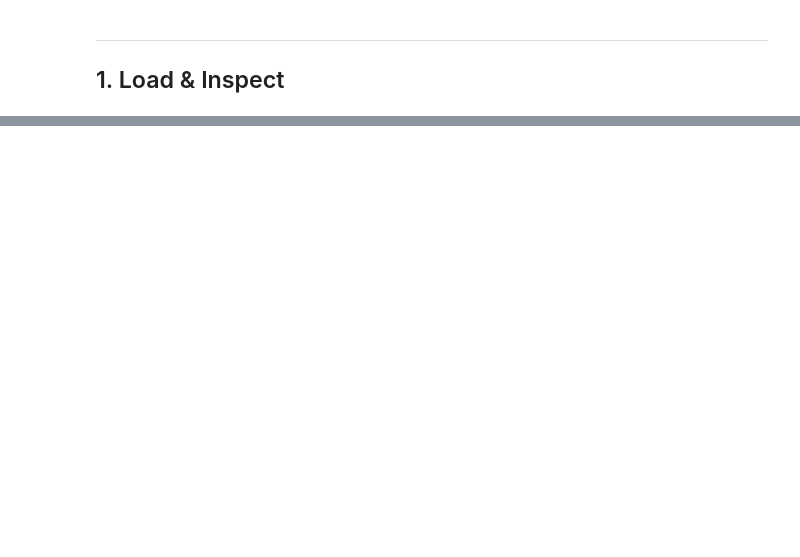
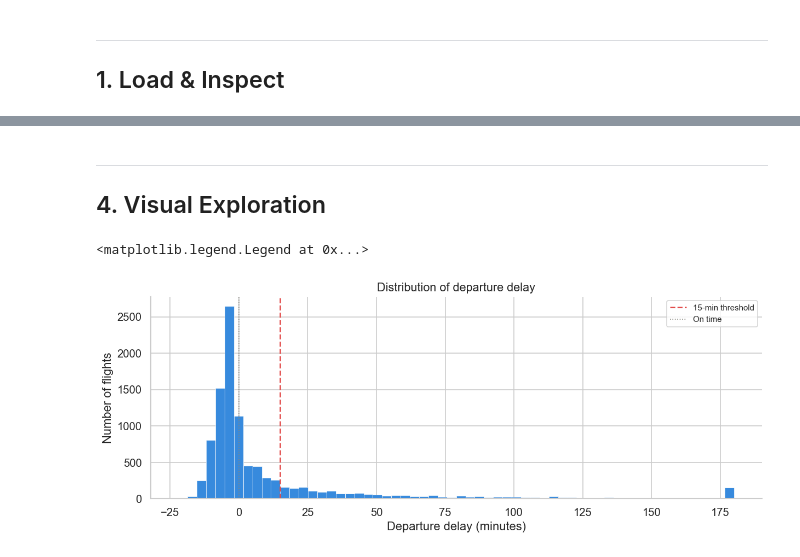
Before and after one commit to nicholasthomas18/STAT486FinalProject, a Jupyter notebook: code/02_eda.ipynb, the cells around one changed output, grey strips where cells are left out. Saved outputs shown, nothing was run; the diff lists cells and outputs as text; code cells hidden in the pictures; blank space fills up the shorter version.

```diff
--- a/code/02_eda.ipynb
+++ b/code/02_eda.ipynb
@@ -379,0 +69,11 @@ pct_late_aircraft_ct    0.2904    0.1916  0.0    0.2943      1.0
+# %%
+n_cancelled = df['cancelled'].sum()
+print(f'Cancelled flights : {int(n_cancelled):,} ({n_cancelled/len(df)*100:.2f}%)')
+print(f'Non-cancelled     : {int(len(df) - n_cancelled):,}')
+
+code_map = {'A': 'Carrier', 'B': 'Weather', 'C': 'NAS', 'D': 'Security'}
+print('\nCancellation reasons:')
+print(df[df['cancelled'] == 1]['cancellation_code'].map(code_map).value_counts())
+
+df_flights = df[df['cancelled'] == 0].copy()
+df_flights.drop(columns=['cancelled', 'cancellation_code', 'diverted'], inplace=True)
@@ -379,0 +90,10 @@ pct_late_aircraft_ct    0.2904    0.1916  0.0    0.2943      1.0
+# %%
+missing = df_flights.isnull().sum()
+missing = missing[missing > 0]
+print('Missing values in modeling dataset:')
+print(missing if len(missing) > 0 else 'None.')
+
+before = len(df_flights)
+df_flights.dropna(subset=['dep_delay', 'arr_delay'], inplace=True)
+print(f'Rows dropped (missing dep_delay/arr_delay): {before - len(df_flights)}')
+print(f'Final shape: {df_flights.shape}')
@@ -379,0 +127,17 @@ pct_late_aircraft_ct    0.2904    0.1916  0.0    0.2943      1.0
+# %% [markdown]
+---
+## 4. Visual Exploration
+# %%
+fig, ax = plt.subplots(figsize=(12, 4))
+
+ax.hist(df_flights['dep_delay'].clip(-60, 180), bins=60,
+        color='#378ADD', edgecolor='white', linewidth=0.4)
+ax.axvline(15, color='#E24B4A', linewidth=1.5, linestyle='--', label='15-min threshold')
+ax.axvline(0,  color='#888780', linewidth=1,   linestyle=':',  label='On time')
+ax.set_xlabel('Departure delay (minutes)')
+ax.set_ylabel('Number of flights')
+ax.set_title('Distribution of departure delay', fontsize=13, fontweight='normal')
+ax.legend(fontsize=9)
+# %% [output]
+<matplotlib.legend.Legend at 0x...>
+[figure, added]
```
Also changed, not shown: parts of 39 cells of this notebook, 7 other files.
